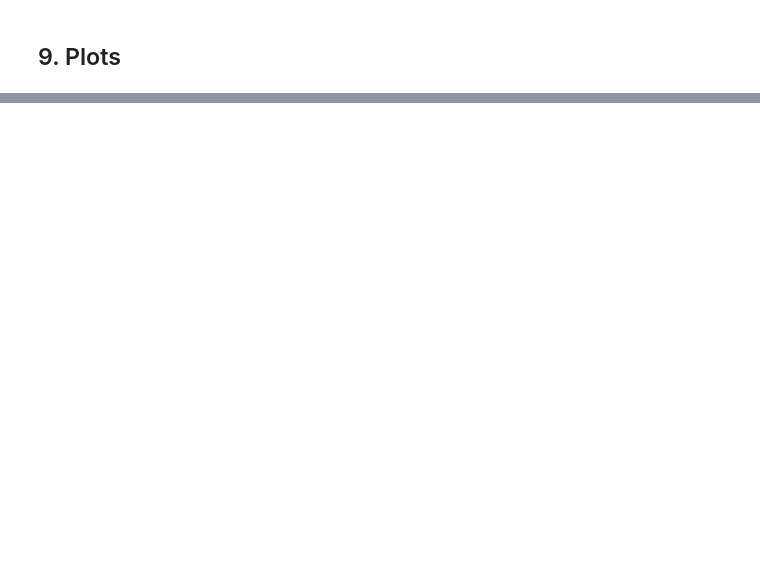
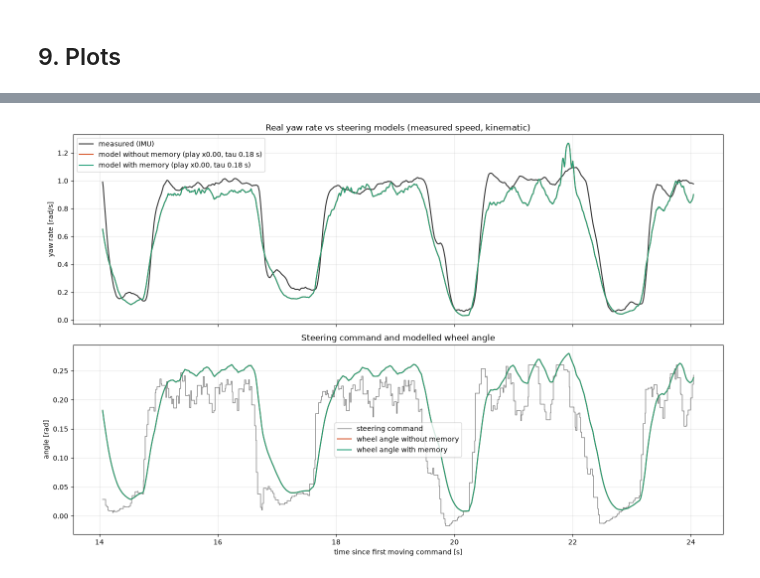
Before and after one commit to Autonomous-System-ZHAW/athena-data-analysis, a Jupyter notebook: sim-to-real-gap/stage-2-testing/11_compare_sim_real_replay.ipynb, the cells around one changed output, grey strips where cells are left out. Drawn from its saved outputs; the diff is of its cells as text; code cells hidden in the pictures; blank space fills up the shorter version.

Commit message:
add some more data

```diff
--- a/sim-to-real-gap/stage-2-testing/11_compare_sim_real_replay.ipynb
+++ b/sim-to-real-gap/stage-2-testing/11_compare_sim_real_replay.ipynb
@@ -39,8 +39,10 @@ PAIRS = [
      DATA_DIR / "data-real-athena" / "real_mpc_h12_ts008_run02"),
     (DATA_DIR / "data-sim-athena" / "sim_mpc_h12_ts008_run03",
      DATA_DIR / "data-real-athena" / "real_mpc_h12_ts008_run03"),
+    (DATA_DIR / "data-sim-athena" / "sim_replay_model_run02",
+     DATA_DIR / "data-real-athena" / "real_mpc_h12_ts008_run02"),
 ]
-PAIR = 1
+PAIR = 2
 
 CMD_TOPIC = "/ackermann_cmd"
 SIM_ODOM_TOPIC = "/odom"
@@ -48,7 +50,9 @@ VICON_TOPIC = "/vicon/athena_with_wheel_tracker/athena_with_wheel_tracker"
 IMU_TOPIC = "/sensors/imu/raw"
 
 WHEEL_BASE = 0.26  # m, for the kinematic curvature tan(delta) / L
-COMPARE_S = 10.0  # s after the first moving command shown in the path / error plots
+COMPARE_S = 10.0  # s shown in the path / error plots after the alignment time
+# align the real path onto the sim path at the start of this sim lap (1 = start of the run)
+ALIGN_LAP = 2
 SMOOTH_S = 0.1  # s, moving-average window for Vicon speed and yaw rate
 MIN_SPEED = 0.2  # m/s, below this the curvature yaw_rate / speed is not used
 # t = 0 at the first command above this speed (the MPC creeps with v + acc*dt from standstill)
@@ -436,0 +680,31 @@ plt.show()
+# %%
+fig, axes = plt.subplots(2, 1, figsize=(14, 9), sharex=True)
+show = (t_model >= t_align) & (t_model <= t_align + COMPARE_S)
+best_without = best[False]
+best_with = best[True]
+
+ax = axes[0]
+ax.plot(t_model[show], yaw_measured[show], color="0.2", linewidth=1.5, label="measured (IMU)")
+ax.plot(t_model[show], predicted_yaw_rate(best_without[4])[show], color="#D85A30", linewidth=1.5,
+        label=f"model without memory (play x{best_without[0]:.2f}, tau {best_without[1]:.2f} s)")
+ax.plot(t_model[show], predicted_yaw_rate(best_with[4])[show], color="#1D9E75", linewidth=1.5,
+        label=f"model with memory (play x{best_with[0]:.2f}, tau {best_with[1]:.2f} s)")
+ax.set_ylabel("yaw rate [rad/s]")
+ax.set_title("Real yaw rate vs steering models (measured speed, kinematic)")
+ax.legend()
+
+ax = axes[1]
+ax.plot(t_model[show], cmd_model[show], color="0.5", linewidth=1, drawstyle="steps-post", label="steering command")
+ax.plot(t_model[show], best_without[4][show], color="#D85A30", linewidth=1.5, label="wheel angle without memory")
+ax.plot(t_model[show], best_with[4][show], color="#1D9E75", linewidth=1.5, label="wheel angle with memory")
+ax.set_xlabel("time since first moving command [s]")
+ax.set_ylabel("angle [rad]")
+ax.set_title("Steering command and modelled wheel angle")
+ax.legend()
+
+for ax in axes:
+    ax.grid(True, alpha=0.3)
+plt.tight_layout()
+plt.show()
+# %% [output]
+[figure, added]
```
Also changed, not shown: parts of 12 cells of this notebook, 56 other files.
